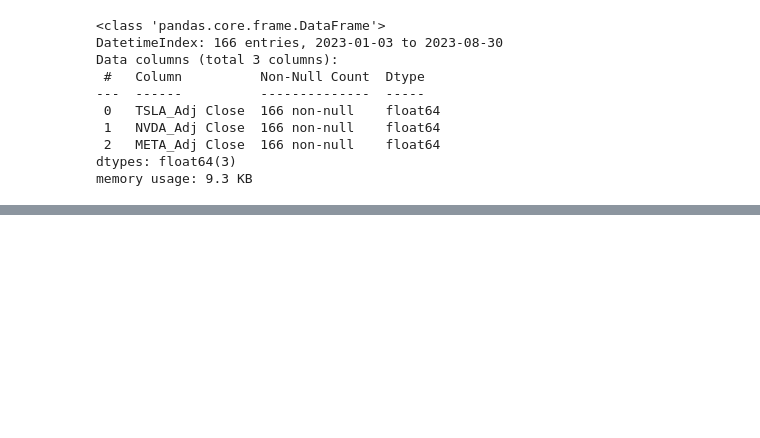
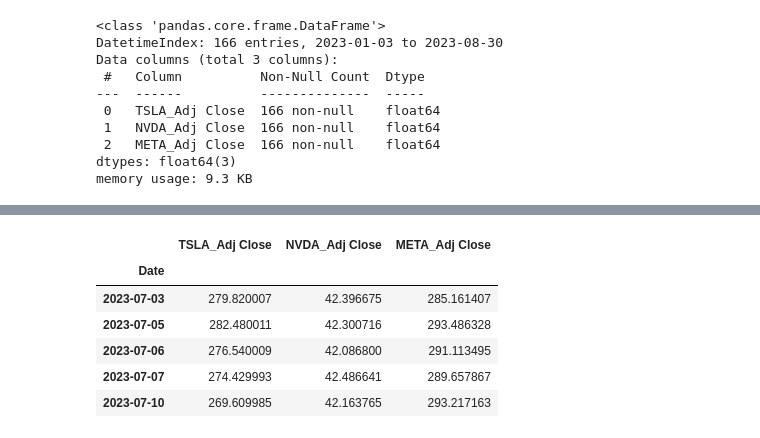
Before and after one commit to nachofga/finanzas-tecnologia-practicas, a Jupyter notebook: src/01_01_Descarga_y_descripción_de_activos_financieros.ipynb, the cells around one changed output, grey strips where cells are left out. Cells and saved outputs as stored; diff of their text form; code cells hidden in the pictures; blank space fills up the shorter version.

```diff
--- a/src/01_01_Descarga_y_descripción_de_activos_financieros.ipynb
+++ b/src/01_01_Descarga_y_descripción_de_activos_financieros.ipynb
@@ -1331,0 +1337,12 @@ df_adj_close.describe()
+# %%
+# new dataframe with the rows since 2023-07-01
+df_adj_close_2023 = df_adj_close.loc["2023-07-01":].iloc[:30]
+df_adj_close_2023.head()
+# %% [output]
+|  | TSLA_Adj Close | NVDA_Adj Close | META_Adj Close |
+| Date |  |  |  |
+| 2023-07-03 | 279.820007 | 42.396675 | 285.161407 |
+| 2023-07-05 | 282.480011 | 42.300716 | 293.486328 |
+| 2023-07-06 | 276.540009 | 42.086800 | 291.113495 |
+| 2023-07-07 | 274.429993 | 42.486641 | 289.657867 |
+| 2023-07-10 | 269.609985 | 42.163765 | 293.217163 |
```
Also changed, not shown: parts of 6 cells of this notebook.
